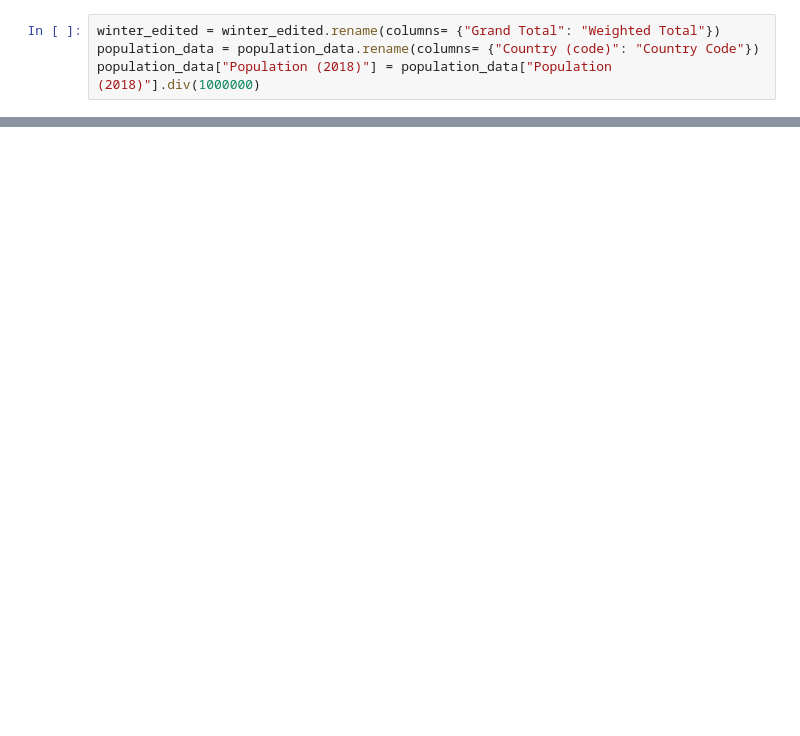
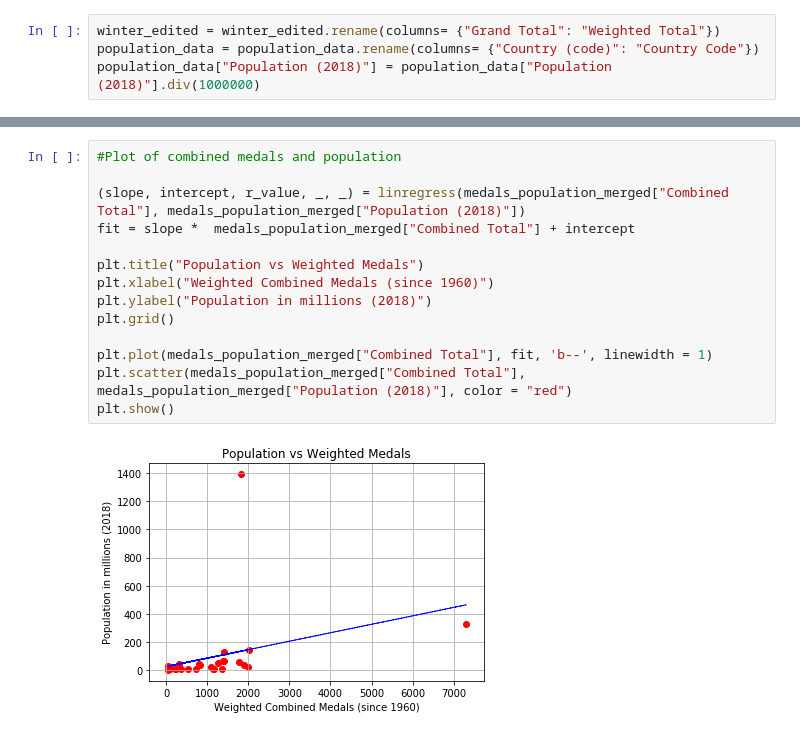
Before and after one commit to adfenelon/back_row_squad, a Jupyter notebook: population_medals_data.ipynb, the cells around one changed output, grey strips where cells are left out. Drawn from its saved outputs; the diff is of its cells as text; blank space fills up the shorter version.

```diff
--- a/population_medals_data.ipynb
+++ b/population_medals_data.ipynb
@@ -38,0 +39,16 @@ population_data["Population (2018)"] = population_data["Population (2018)"].div(
+# %%
+#Plot of combined medals and population
+
+(slope, intercept, r_value, _, _) = linregress(medals_population_merged["Combined Total"], medals_population_merged["Population (2018)"])
+fit = slope *  medals_population_merged["Combined Total"] + intercept
+
+plt.title("Population vs Weighted Medals")
+plt.xlabel("Weighted Combined Medals (since 1960)")
+plt.ylabel("Population in millions (2018)")
+plt.grid()
+
+plt.plot(medals_population_merged["Combined Total"], fit, 'b--', linewidth = 1)
+plt.scatter(medals_population_merged["Combined Total"], medals_population_merged["Population (2018)"], color = "red")
+plt.show()
+# %% [output]
+[figure, added]
```
Also changed, not shown: parts of 21 cells of this notebook, 1 other file.
